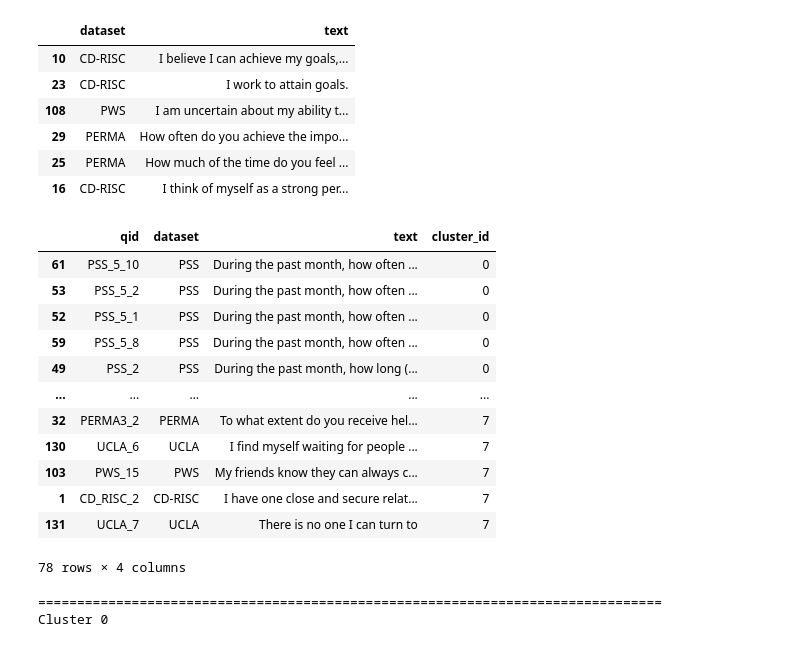
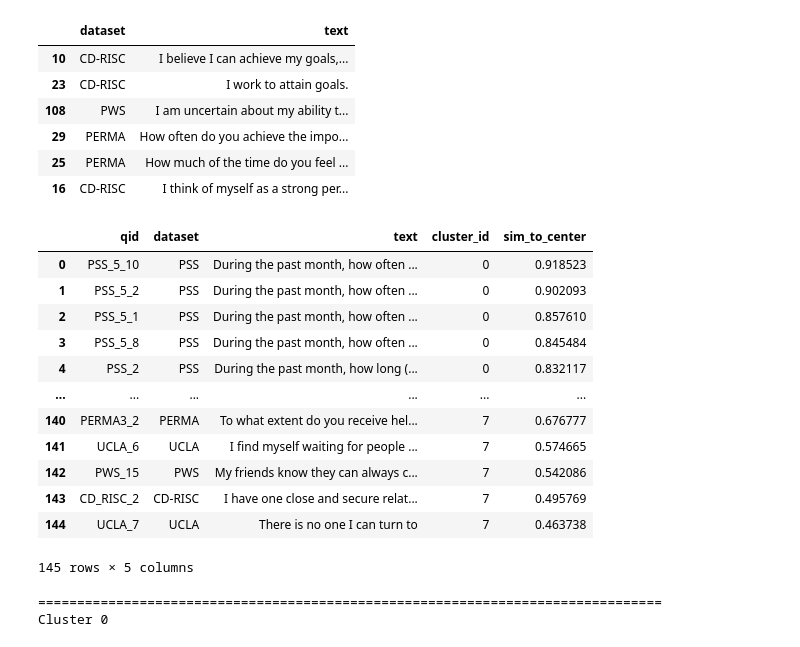
Before and after one commit to RemMyFav/mentalhealth-dimension-reduction, a Jupyter notebook: model/clustering/clustering.ipynb, the cells around one changed output. Saved outputs shown, nothing was run; the diff lists cells and outputs as text; code cells hidden in the pictures.

```diff
--- a/model/clustering/clustering.ipynb
+++ b/model/clustering/clustering.ipynb
@@ -83,43 +83,65 @@ df.iloc[top_idx][["dataset", "text"]]
 # %%
 import numpy as np
 import pandas as pd
+from pathlib import Path
 from sklearn.cluster import KMeans
 from sklearn.metrics.pairwise import cosine_similarity
 
 # df: columns = [qid, dataset, text]
 # embeddings: shape (N, D)
 
 K = 8
 kmeans = KMeans(n_clusters=K, random_state=42, n_init="auto")
 cluster_id = kmeans.fit_predict(embeddings)
 
 df2 = df.copy()
 df2["cluster_id"] = cluster_id
 
+# ---- save outputs (same style as mapping) ----
+OUT = Path("../../results/clustering")   # adjust if your notebook depth differs
+OUT.mkdir(parents=True, exist_ok=True)
+
+
+# 2) save representatives per cluster
 centers = kmeans.cluster_centers_
 rep_rows = []
+
 
 for c in range(K):
     idx = np.where(cluster_id == c)[0]
     sims = cosine_similarity(embeddings[idx], centers[c].reshape(1, -1)).reshape(-1)
-    top = idx[np.argsort(sims)[::-1][:10]]  # top 10
-    rep_rows.append(df2.iloc[top][["qid","dataset","text","cluster_id"]])
 
-display(pd.concat(rep_rows))
+    order = np.argsort(sims)[::-1][:]
+    top_idx = idx[order]
+
+    sub = df2.iloc[top_idx][["qid", "dataset", "text", "cluster_id"]].copy()
+    sub["sim_to_center"] = sims[order]   # optional but useful
+    rep_rows.append(sub)
+
+rep_df = pd.concat(rep_rows, ignore_index=True)
+
+rep_df = rep_df.sort_values(
+    by=["cluster_id", "sim_to_center"],
+    ascending=[True, False]
+)
+
+rep_df.to_csv(OUT / "v1_kmeans8_cluster_representatives.csv", index=False)
+
+display(rep_df)
 # %% [output]
-|  | qid | dataset | text | cluster_id |
-| 61 | PSS_5_10 | PSS | During the past month, how often ... | 0 |
-| 53 | PSS_5_2 | PSS | During the past month, how often ... | 0 |
-| 52 | PSS_5_1 | PSS | During the past month, how often ... | 0 |
-| 59 | PSS_5_8 | PSS | During the past month, how often ... | 0 |
-| 49 | PSS_2 | PSS | During the past month, how long (... | 0 |
-| ... | ... | ... | ... | ... |
-| 32 | PERMA3_2 | PERMA | To what extent do you receive hel... | 7 |
-| 130 | UCLA_6 | UCLA | I find myself waiting for people ... | 7 |
-| 103 | PWS_15 | PWS | My friends know they can always c... | 7 |
-| 1 | CD_RISC_2 | CD-RISC | I have one close and secure relat... | 7 |
-| 131 | UCLA_7 | UCLA | There is no one I can turn to | 7 |
+|  | qid | dataset | text | cluster_id | sim_to_center |
+| 0 | PSS_5_10 | PSS | During the past month, how often ... | 0 | 0.918523 |
+| 1 | PSS_5_2 | PSS | During the past month, how often ... | 0 | 0.902093 |
+| 2 | PSS_5_1 | PSS | During the past month, how often ... | 0 | 0.857610 |
+| 3 | PSS_5_8 | PSS | During the past month, how often ... | 0 | 0.845484 |
+| 4 | PSS_2 | PSS | During the past month, how long (... | 0 | 0.832117 |
+| ... | ... | ... | ... | ... | ... |
+| 140 | PERMA3_2 | PERMA | To what extent do you receive hel... | 7 | 0.676777 |
+| 141 | UCLA_6 | UCLA | I find myself waiting for people ... | 7 | 0.574665 |
+| 142 | PWS_15 | PWS | My friends know they can always c... | 7 | 0.542086 |
+| 143 | CD_RISC_2 | CD-RISC | I have one close and secure relat... | 7 | 0.495769 |
+| 144 | UCLA_7 | UCLA | There is no one I can turn to | 7 | 0.463738 |
-78 rows × 4 columns
+145 rows × 5 columns
 # %%
 for c in range(K):
     print("=" * 80)
```
Also changed, not shown: 8 other files.
